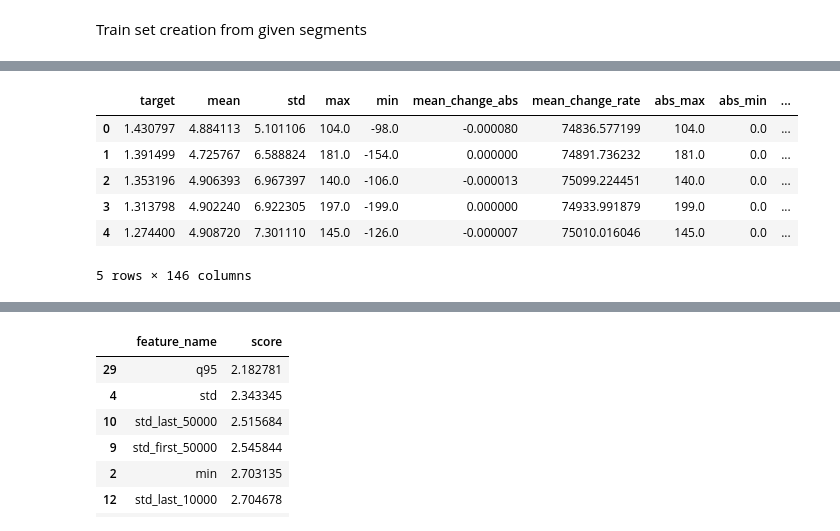
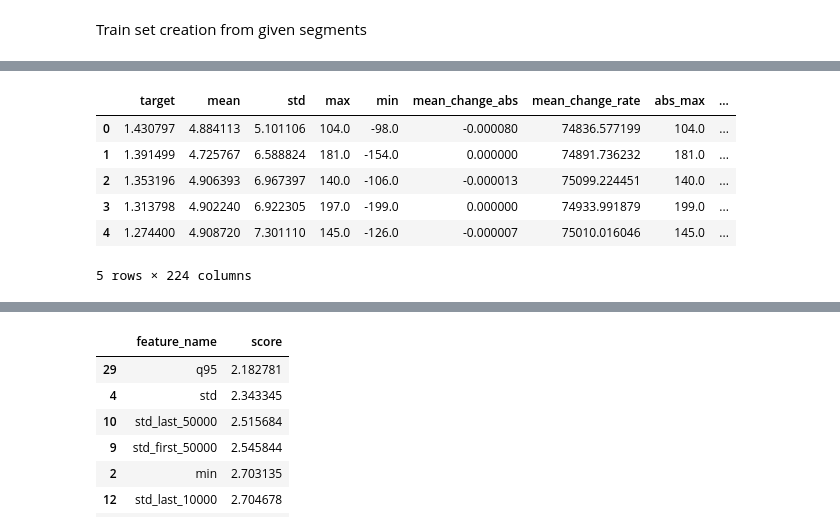
Before and after one commit to kszczupak/kaggle_competitions, a Jupyter notebook: LANL_Earthquake_Prediction/EDA & Feature Creation.ipynb, the cells around one changed output, grey strips where cells are left out. Drawn from its saved outputs; the diff is of its cells as text; code cells hidden in the pictures.

```diff
--- a/LANL_Earthquake_Prediction/EDA & Feature Creation.ipynb
+++ b/LANL_Earthquake_Prediction/EDA & Feature Creation.ipynb
@@ -357,7 +363,7 @@ def get_time_domain_features(segment_df) -> dict:
 #     pdb.set_trace()
     time_domain_features[ 'mean_change_rate'] = np.mean(np.nonzero((np.diff(x) / x[:-1]))[0])
     time_domain_features[ 'abs_max'] = np.abs(x).max()
-    time_domain_features[ 'abs_min'] = np.abs(x).min()
+#     time_domain_features[ 'abs_min'] = np.abs(x).min()
 
     time_domain_features[ 'std_first_50000'] = x[:50000].std()
     time_domain_features[ 'std_last_50000'] = x[-50000:].std()
@@ -365,9 +371,9 @@ def get_time_domain_features(segment_df) -> dict:
     time_domain_features[ 'std_last_10000'] = x[-10000:].std()
 
     time_domain_features[ 'avg_first_50000'] = x[:50000].mean()
-    time_domain_features[ 'avg_last_50000'] = x[-50000:].mean()
+#     time_domain_features[ 'avg_last_50000'] = x[-50000:].mean()
     time_domain_features[ 'avg_first_10000'] = x[:10000].mean()
-    time_domain_features[ 'avg_last_10000'] = x[-10000:].mean()
+#     time_domain_features[ 'avg_last_10000'] = x[-10000:].mean()
 
     time_domain_features[ 'min_first_50000'] = x[:50000].min()
     time_domain_features[ 'min_last_50000'] = x[-50000:].min()
@@ -396,10 +402,10 @@ def get_time_domain_features(segment_df) -> dict:
 
     time_domain_features[ 'abs_q95'] = np.quantile(np.abs(x), 0.95)
     time_domain_features[ 'abs_q99'] = np.quantile(np.abs(x), 0.99)
-    time_domain_features[ 'abs_q05'] = np.quantile(np.abs(x), 0.05)
-    time_domain_features[ 'abs_q01'] = np.quantile(np.abs(x), 0.01)
+#     time_domain_features[ 'abs_q05'] = np.quantile(np.abs(x), 0.05)
+#     time_domain_features[ 'abs_q01'] = np.quantile(np.abs(x), 0.01)
 
-    time_domain_features[ 'trend'] = add_trend_feature(x)
+#     time_domain_features[ 'trend'] = add_trend_feature(x)
     time_domain_features[ 'abs_trend'] = add_trend_feature(x, abs_values=True)
     time_domain_features[ 'abs_mean'] = np.abs(x).mean()
     time_domain_features[ 'abs_std'] = np.abs(x).std()
@@ -407,7 +413,7 @@ def get_time_domain_features(segment_df) -> dict:
     time_domain_features[ 'mad'] = x.mad()
     time_domain_features[ 'kurt'] = x.kurtosis()
     time_domain_features[ 'skew'] = x.skew()
-    time_domain_features[ 'med'] = x.median()
+#     time_domain_features[ 'med'] = x.median()
 
     time_domain_features[ 'Hilbert_mean'] = np.abs(hilbert(x)).mean()
     time_domain_features[ 'Hann_window_mean'] = (convolve(x, hann(150), mode='same') / sum(hann(150))).mean()
@@ -435,7 +441,7 @@ def get_time_domain_features(segment_df) -> dict:
     time_domain_features[ 'iqr'] = np.subtract(*np.percentile(x, [75, 25]))
     time_domain_features[ 'q999'] = np.quantile(x,0.999)
     time_domain_features[ 'q001'] = np.quantile(x,0.001)
-    time_domain_features[ 'ave10'] = stats.trim_mean(x, 0.1)
+#     time_domain_features[ 'ave10'] = stats.trim_mean(x, 0.1)
 
     time_domain_features['zero_crossing_count'] =  zero_crossing_count(x.values)
     time_domain_features['zero_cross_first_50000'] =  zero_crossing_count(x.values[:50000])
@@ -469,8 +475,8 @@ def get_time_domain_features(segment_df) -> dict:
         time_domain_features[ 'q05_roll_mean_' + str(windows)] = np.quantile(x_roll_mean, 0.05)
         time_domain_features[ 'q95_roll_mean_' + str(windows)] = np.quantile(x_roll_mean, 0.95)
         time_domain_features[ 'q99_roll_mean_' + str(windows)] = np.quantile(x_roll_mean, 0.99)
-        time_domain_features[ 'av_change_abs_roll_mean_' + str(windows)] = np.mean(np.diff(x_roll_mean))
-        time_domain_features[ 'av_change_rate_roll_mean_' + str(windows)] = np.mean(np.nonzero((np.diff(x_roll_mean) / x_roll_mean[:-1]))[0])
+#         time_domain_features[ 'av_change_abs_roll_mean_' + str(windows)] = np.mean(np.diff(x_roll_mean))
+#         time_domain_features[ 'av_change_rate_roll_mean_' + str(windows)] = np.mean(np.nonzero((np.diff(x_roll_mean) / x_roll_mean[:-1]))[0])
         time_domain_features[ 'abs_max_roll_mean_' + str(windows)] = np.abs(x_roll_mean).max()
 
     return time_domain_features
@@ -615,8 +621,8 @@ def get_fourier_features(signal, f_s) -> dict:
     features['fft_peak_rms_ratio'] = peak_fft/rms_fft
     features['fft_energy'] = np.sum(spectrum ** 2)/len(spectrum)
 
-#     spectrogram_features = get_spectrogram_features(signal, time_spacing=0.4, f_s=f_s)
-#     features.update(spectrogram_features)
+    spectrogram_features = get_spectrogram_features(signal, time_spacing=0.001, f_s=f_s)
+    features.update(spectrogram_features)
 
     psd_features = get_psd_features(signal, f_s)
     features.update(psd_features)
@@ -760,8 +766,8 @@ def create_train_set(list_of_raw_segments) -> pd.DataFrame:
 #         frequency_domain_features = get_frequency_domain_features_with_bins(raw_segment_df, SAMPLING_FREQ)
 #         add_features_to_df(train_set, frequency_domain_features, segment_idx)
 
-#         frequency_domain_features = get_frequency_domain_features_without_bins(raw_segment_df, SAMPLING_FREQ)
-#         add_features_to_df(train_set, frequency_domain_features, segment_idx)
+        frequency_domain_features = get_frequency_domain_features_without_bins(raw_segment_df, SAMPLING_FREQ)
+        add_features_to_df(train_set, frequency_domain_features, segment_idx)
 
     return train_set
 
@@ -814,6 +820,9 @@ def create_test_set(raw_segments: dict) -> pd.DataFrame:
 #         frequency_domain_features = get_frequency_domain_features(raw_segment_df, SAMPLING_FREQ)
 #         add_features_to_df(test_set, frequency_domain_features, segment_idx)
 
+        frequency_domain_features = get_frequency_domain_features_without_bins(raw_segment_df, SAMPLING_FREQ)
+        add_features_to_df(test_set, frequency_domain_features, segment_idx)
+
     return test_set
 
 def add_features_to_df(df: pd.DataFrame, features: dict, idx: int) -> None:
@@ -827,5 +836,5 @@ test_prcessed_segments_path.mkdir(exist_ok=True)
 # %%
 train_set_no_overlap = create_train_set(training_segments_no_overlap)
 train_set_no_overlap.head()
-train_set_no_overlap.to_csv(path/'no_overlap_only_time_features.csv', index=False)
+train_set_no_overlap.to_csv(train_prcessed_segments_path/'no_overlap_time&freq_features.csv', index=False)
 # %% [output]
@@ -833,9 +841,9 @@ train_set_no_overlap.to_csv(path/'no_overlap_only_time_features.csv', index=Fals
-|  | target | mean | std | max | min | mean_change_abs | mean_change_rate | abs_max | abs_min | ... |
-| 0 | 1.430797 | 4.884113 | 5.101106 | 104.0 | -98.0 | -0.000080 | 74836.577199 | 104.0 | 0.0 | ... |
-| 1 | 1.391499 | 4.725767 | 6.588824 | 181.0 | -154.0 | 0.000000 | 74891.736232 | 181.0 | 0.0 | ... |
-| 2 | 1.353196 | 4.906393 | 6.967397 | 140.0 | -106.0 | -0.000013 | 75099.224451 | 140.0 | 0.0 | ... |
-| 3 | 1.313798 | 4.902240 | 6.922305 | 197.0 | -199.0 | 0.000000 | 74933.991879 | 199.0 | 0.0 | ... |
-| 4 | 1.274400 | 4.908720 | 7.301110 | 145.0 | -126.0 | -0.000007 | 75010.016046 | 145.0 | 0.0 | ... |
+|  | target | mean | std | max | min | mean_change_abs | mean_change_rate | abs_max | ... |
+| 0 | 1.430797 | 4.884113 | 5.101106 | 104.0 | -98.0 | -0.000080 | 74836.577199 | 104.0 | ... |
+| 1 | 1.391499 | 4.725767 | 6.588824 | 181.0 | -154.0 | 0.000000 | 74891.736232 | 181.0 | ... |
+| 2 | 1.353196 | 4.906393 | 6.967397 | 140.0 | -106.0 | -0.000013 | 75099.224451 | 140.0 | ... |
+| 3 | 1.313798 | 4.902240 | 6.922305 | 197.0 | -199.0 | 0.000000 | 74933.991879 | 199.0 | ... |
+| 4 | 1.274400 | 4.908720 | 7.301110 | 145.0 | -126.0 | -0.000007 | 75010.016046 | 145.0 | ... |
-5 rows × 146 columns
+5 rows × 224 columns
 # %%
 test_set_only_time_features = create_test_set(test_segments)
```
Also changed, not shown: parts of 10 cells of this notebook, 1 other file.
